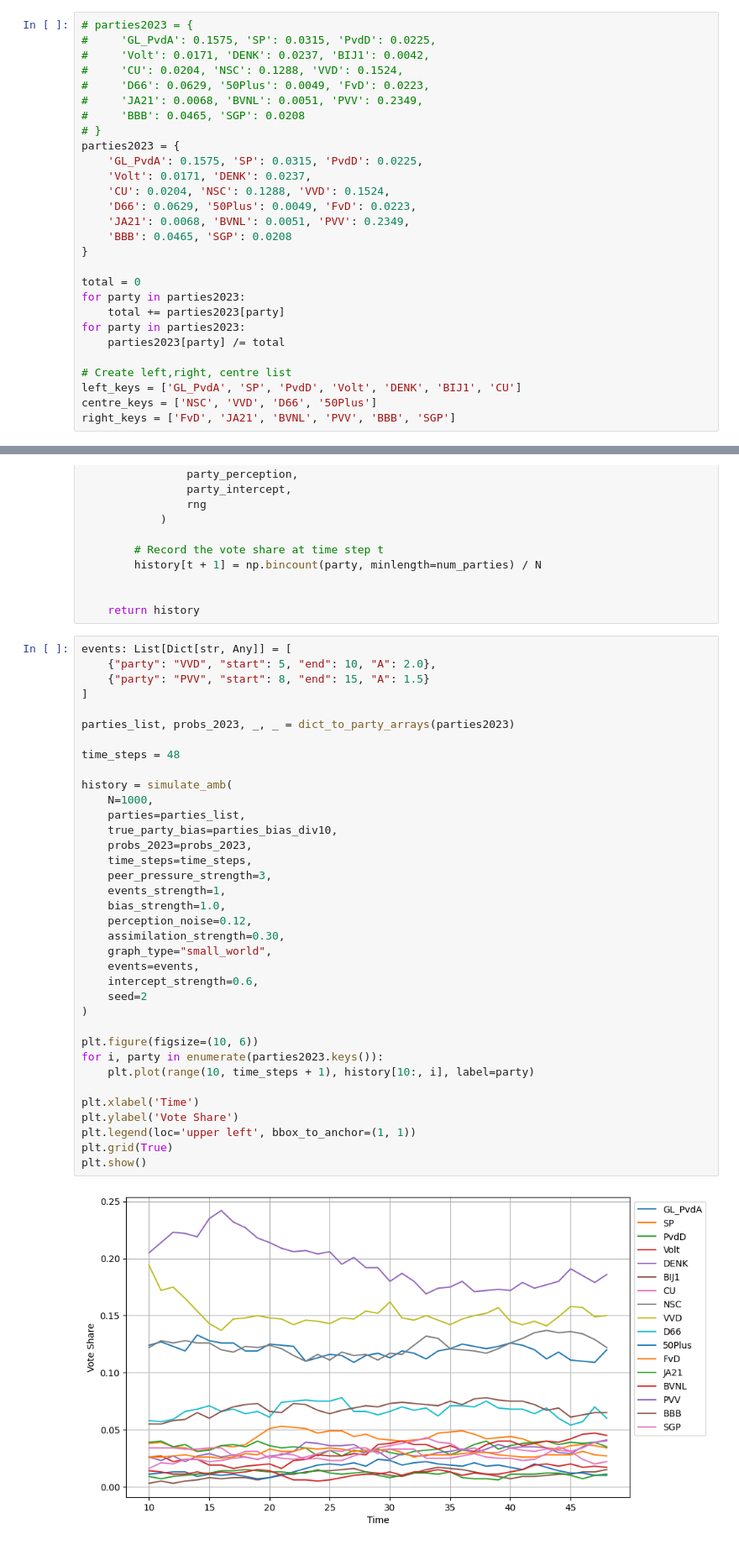
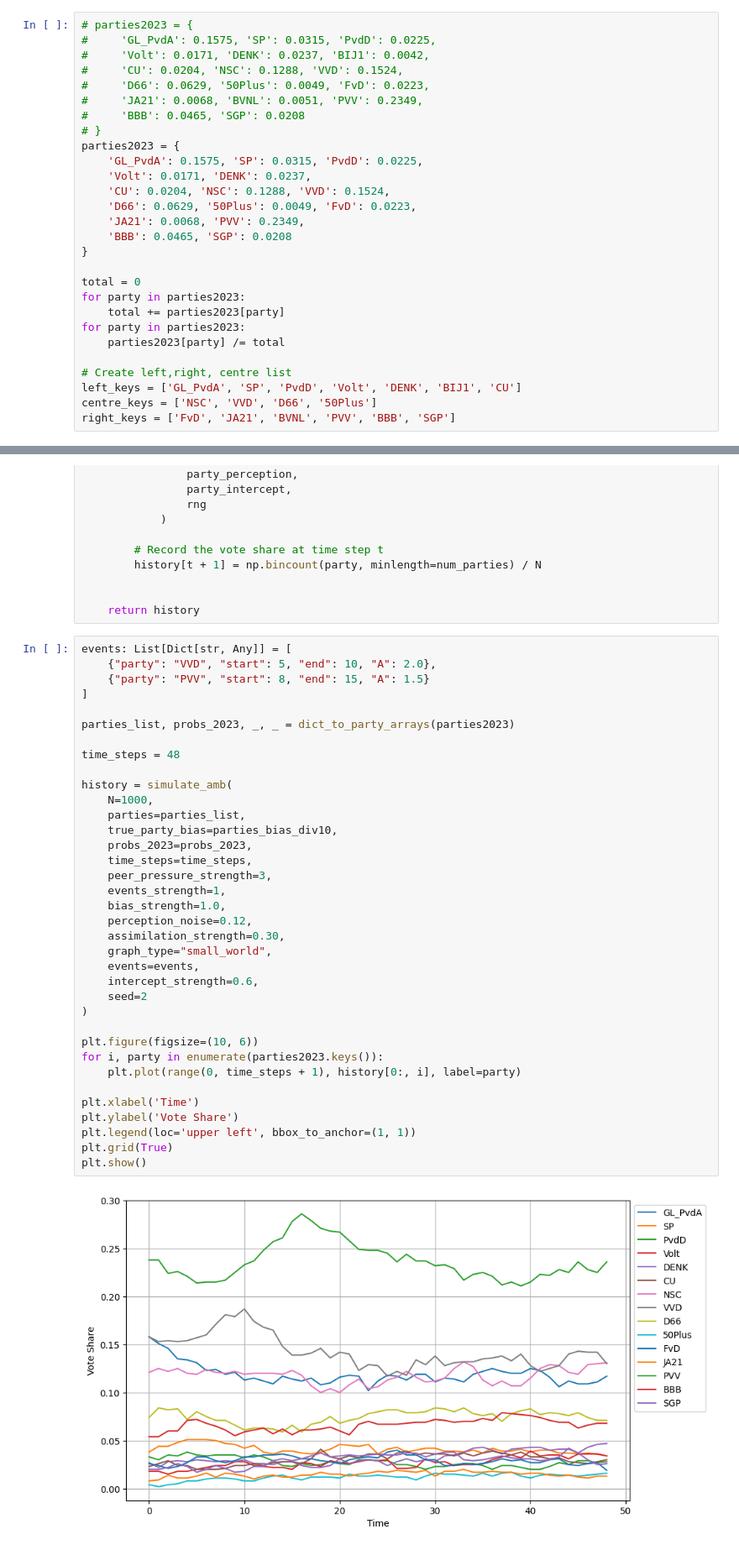
Before and after one commit to tomme2009/ProjectComputationalScience, a Jupyter notebook: Week2_PCS.ipynb, the cells around one changed output, grey strips where cells are left out. Shown at 84% size. Drawn from its saved outputs; the diff is of its cells as text.

Commit message:
Ran the simulation with new party Left-Right data

```diff
--- a/Week2_PCS.ipynb
+++ b/Week2_PCS.ipynb
@@ -34,7 +34,7 @@ parties2023 = {
     'Volt': 0.0171, 'DENK': 0.0237,
     'CU': 0.0204, 'NSC': 0.1288, 'VVD': 0.1524,
     'D66': 0.0629, '50Plus': 0.0049, 'FvD': 0.0223,
-    'JA21': 0.0068, 'BVNL': 0.0051, 'PVV': 0.2349,
+    'JA21': 0.0068, 'PVV': 0.2349,
     'BBB': 0.0465, 'SGP': 0.0208
 }
 
@@ -693,35 +693,35 @@ events: List[Dict[str, Any]] = [
 parties_list, probs_2023, _, _ = dict_to_party_arrays(parties2023)
 
 time_steps = 48
 
 history = simulate_amb(
     N=1000,
     parties=parties_list,
     true_party_bias=parties_bias_div10,
     probs_2023=probs_2023,
     time_steps=time_steps,
     peer_pressure_strength=3,
     events_strength=1,
     bias_strength=1.0,
     perception_noise=0.12,
     assimilation_strength=0.30,
     graph_type="small_world",
     events=events,
     intercept_strength=0.6,
     seed=2
 )
 
 plt.figure(figsize=(10, 6))
 for i, party in enumerate(parties2023.keys()):
-    plt.plot(range(10, time_steps + 1), history[10:, i], label=party)
+    plt.plot(range(0, time_steps + 1), history[0:, i], label=party)
 
 plt.xlabel('Time')
 plt.ylabel('Vote Share')
 plt.legend(loc='upper left', bbox_to_anchor=(1, 1))
 plt.grid(True)
 plt.show()
 # %% [output]
-[figure, old version]
+[figure, new version]
 # %%
 parties_list, probs_2023, _, _ = dict_to_party_arrays(parties2023)
 target = probs_2023.copy()
```
Also changed, not shown: parts of 5 cells of this notebook.
